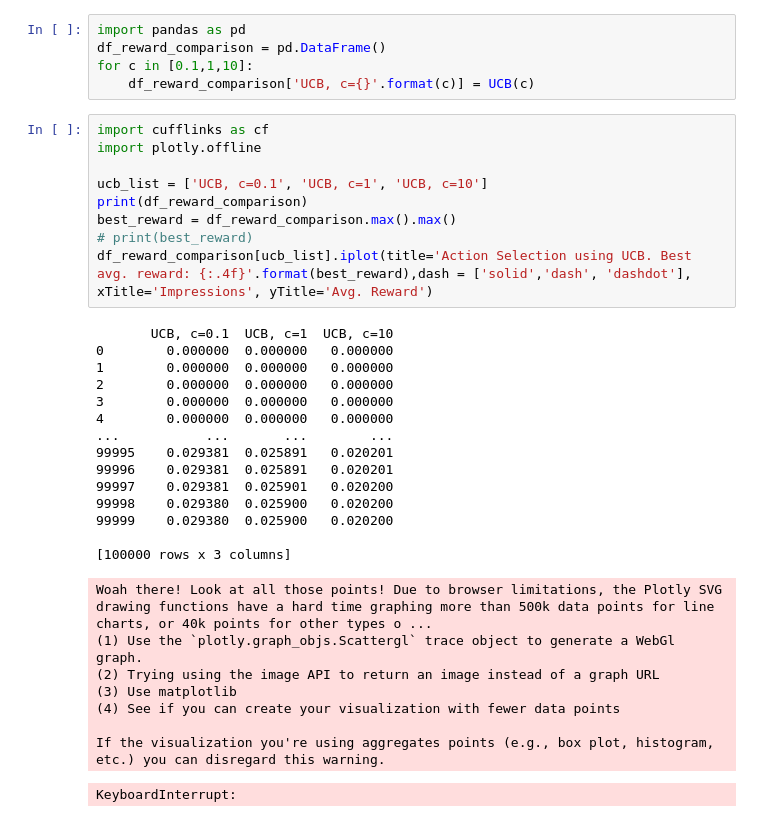
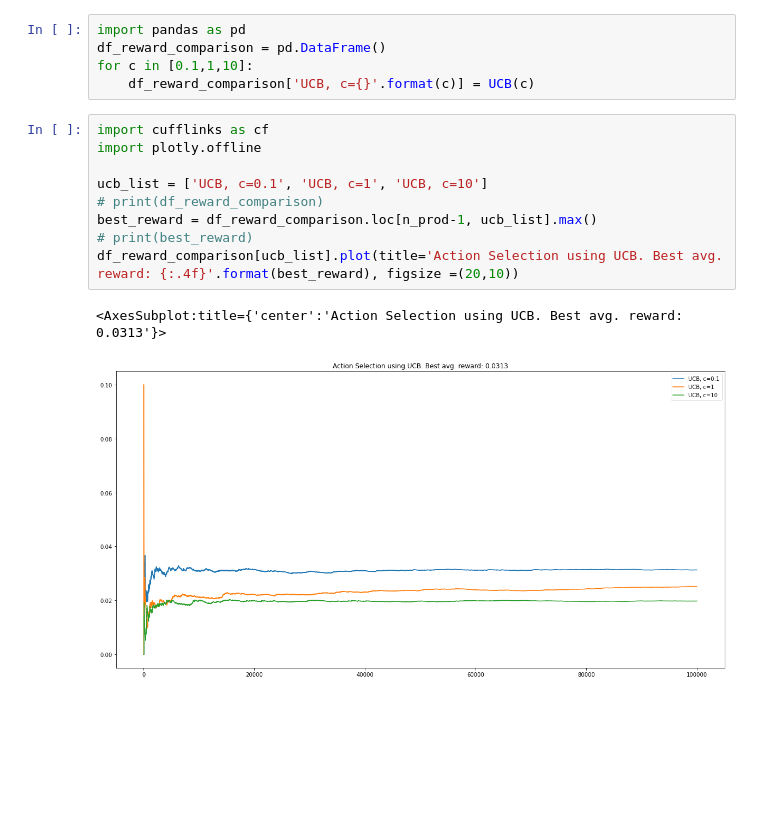
Before and after one commit to ntchinhh/Reinforcement_Learning, a Jupyter notebook: Chapter02/UCB.ipynb, the cells around one changed output. Saved outputs shown, nothing was run; the diff lists cells and outputs as text; blank space fills up the shorter version.

Commit message:
fix reward.plot

```diff
--- a/Chapter02/UCB.ipynb
+++ b/Chapter02/UCB.ipynb
@@ -46,32 +46,12 @@ for c in [0.1,1,10]:
 # %%
 import cufflinks as cf
 import plotly.offline
 
 ucb_list = ['UCB, c=0.1', 'UCB, c=1', 'UCB, c=10']
-print(df_reward_comparison)
-best_reward = df_reward_comparison.max().max()
+# print(df_reward_comparison)
+best_reward = df_reward_comparison.loc[n_prod-1, ucb_list].max()
 # print(best_reward)
-df_reward_comparison[ucb_list].iplot(title='Action Selection using UCB. Best avg. reward: {:.4f}'.format(best_reward),dash = ['solid','dash', 'dashdot'], xTitle='Impressions', yTitle='Avg. Reward')
+df_reward_comparison[ucb_list].plot(title='Action Selection using UCB. Best avg. reward: {:.4f}'.format(best_reward), figsize =(20,10))
 # %% [output]
-       UCB, c=0.1  UCB, c=1  UCB, c=10
-0        0.000000  0.000000   0.000000
-1        0.000000  0.000000   0.000000
-2        0.000000  0.000000   0.000000
-3        0.000000  0.000000   0.000000
-4        0.000000  0.000000   0.000000
-...           ...       ...        ...
-99995    0.029381  0.025891   0.020201
-99996    0.029381  0.025891   0.020201
-99997    0.029381  0.025901   0.020200
-99998    0.029380  0.025900   0.020200
-99999    0.029380  0.025900   0.020200
-
-[100000 rows x 3 columns]
+<AxesSubplot:title={'center':'Action Selection using UCB. Best avg. reward: 0.0313'}>
-Woah there! Look at all those points! Due to browser limitations, the Plotly SVG drawing functions have a hard time graphing more than 500k data points for line charts, or 40k points for other types o ...
-(1) Use the `plotly.graph_objs.Scattergl` trace object to generate a WebGl graph.
-(2) Trying using the image API to return an image instead of a graph URL
-(3) Use matplotlib
-(4) See if you can create your visualization with fewer data points
-
-If the visualization you're using aggregates points (e.g., box plot, histogram, etc.) you can disregard this warning.
-KeyboardInterrupt:
+[figure, added]
```
